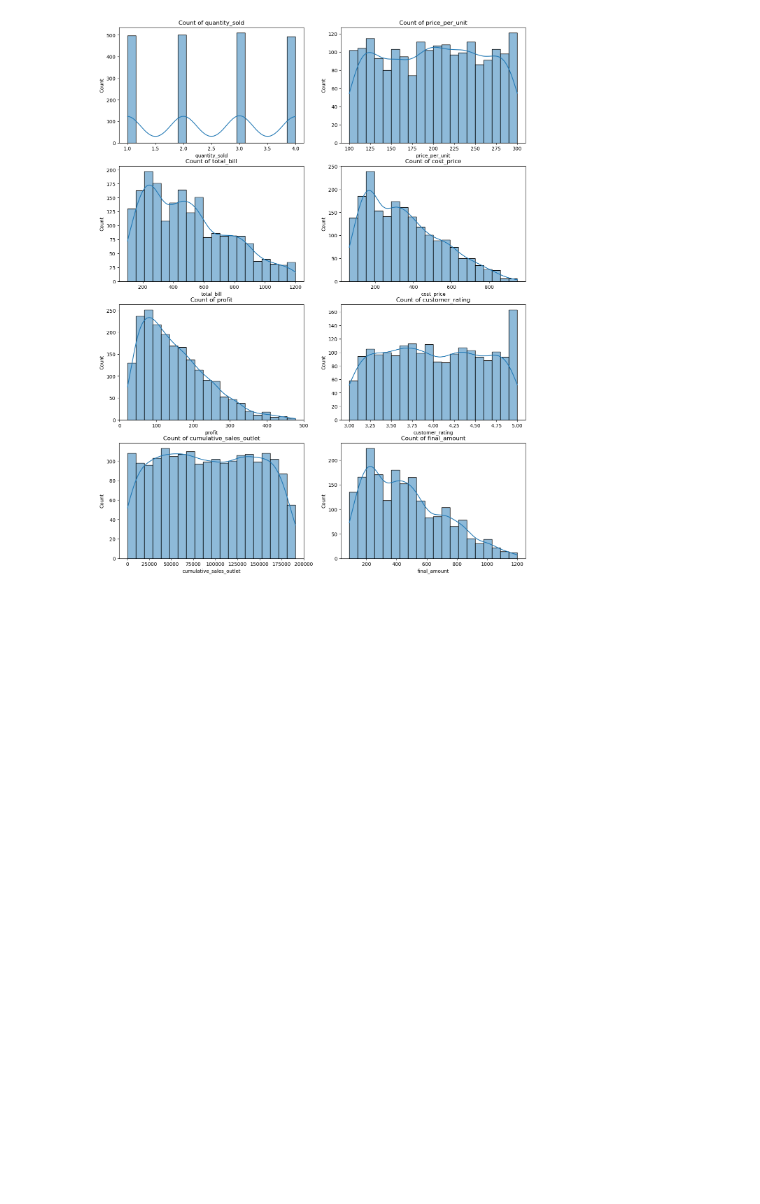
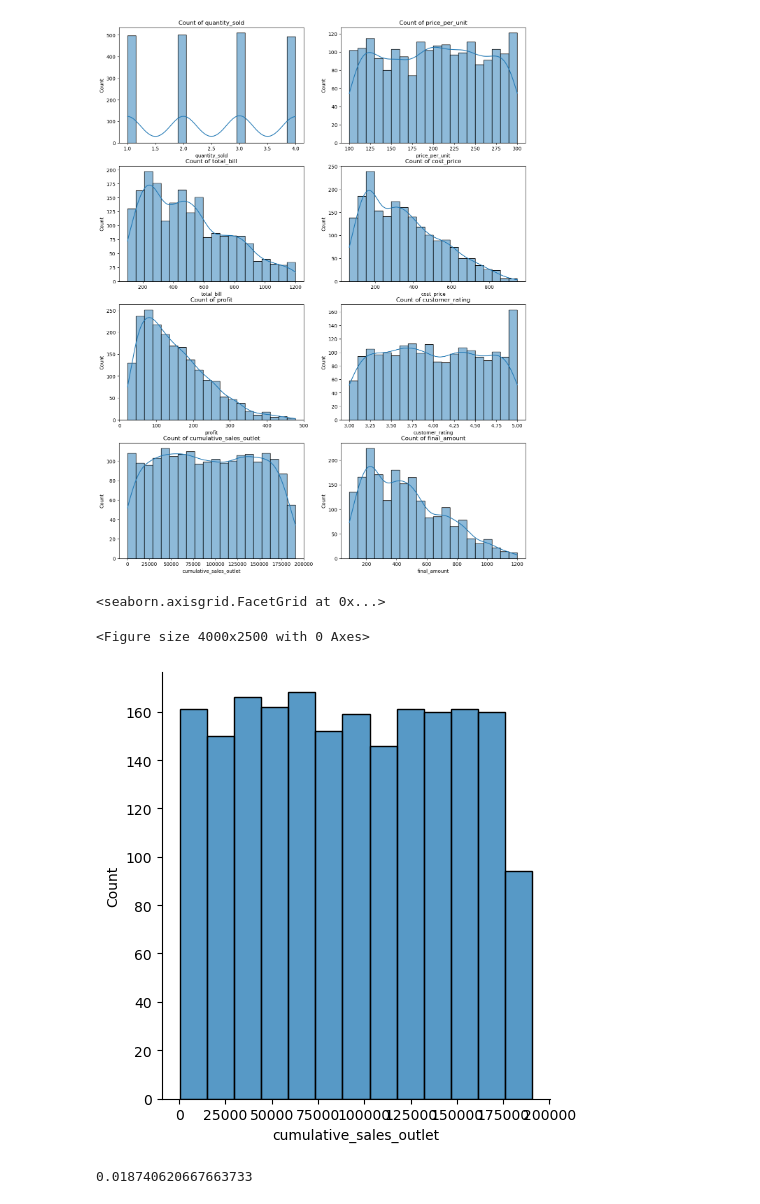
Before and after one commit to Mohini2815/Data-analysis-practice-projects, a Jupyter notebook: advanced_pune_cafe_sales_2000.ipynb, the cells around one changed output. Drawn from its saved outputs; the diff is of its cells as text; code cells hidden in the pictures; blank space fills up the shorter version.

```diff
--- a/advanced_pune_cafe_sales_2000.ipynb
+++ b/advanced_pune_cafe_sales_2000.ipynb
@@ -788,3 +788,14 @@ def univariate_analysis(n):
 univariate_analysis(num)
 # %% [output]
 [figure]
+# %%
+plt.figure(figsize=(40,25))
+sns.displot(df['cumulative_sales_outlet'])
+# %% [output]
+<seaborn.axisgrid.FacetGrid at 0x...>
+<Figure size 4000x2500 with 0 Axes>
+[figure, added]
+# %%
+df['cumulative_sales_outlet'].skew()
+# %% [output]
+0.018740620667663733
```
Also changed, not shown: parts of 7 cells of this notebook.
